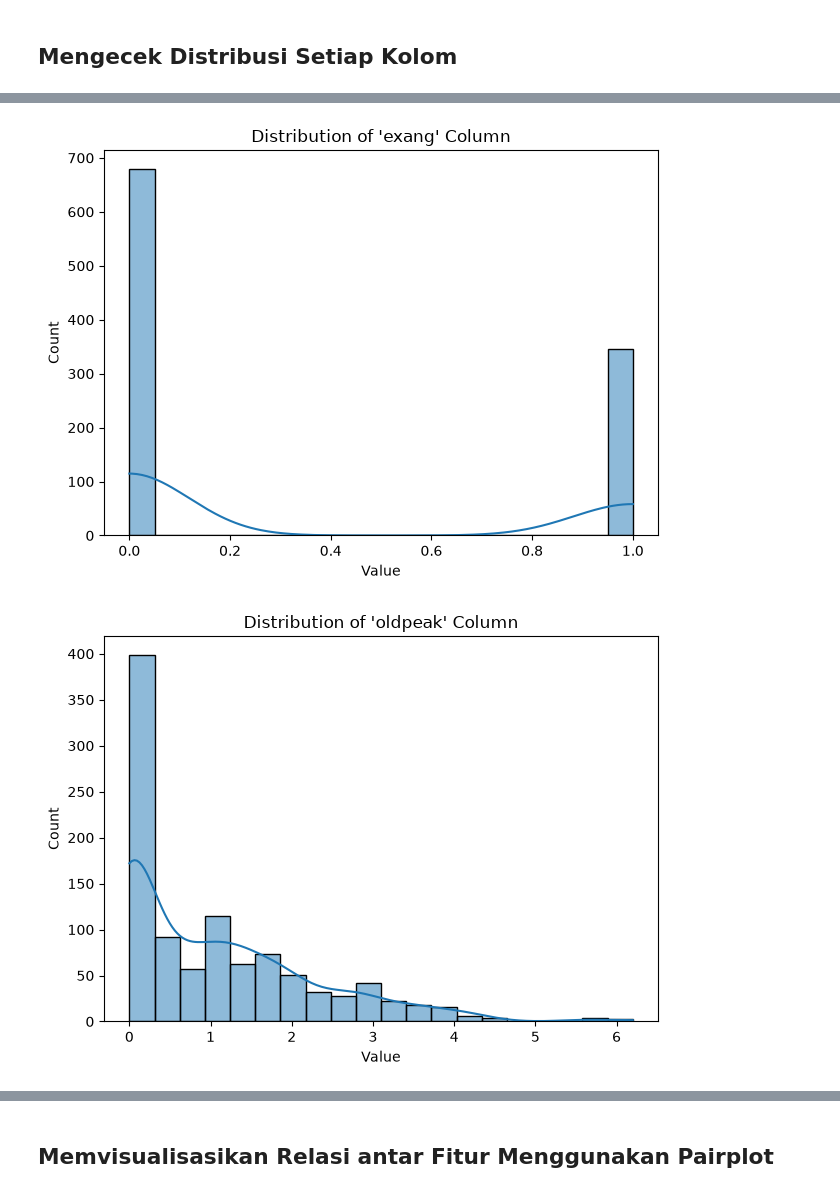
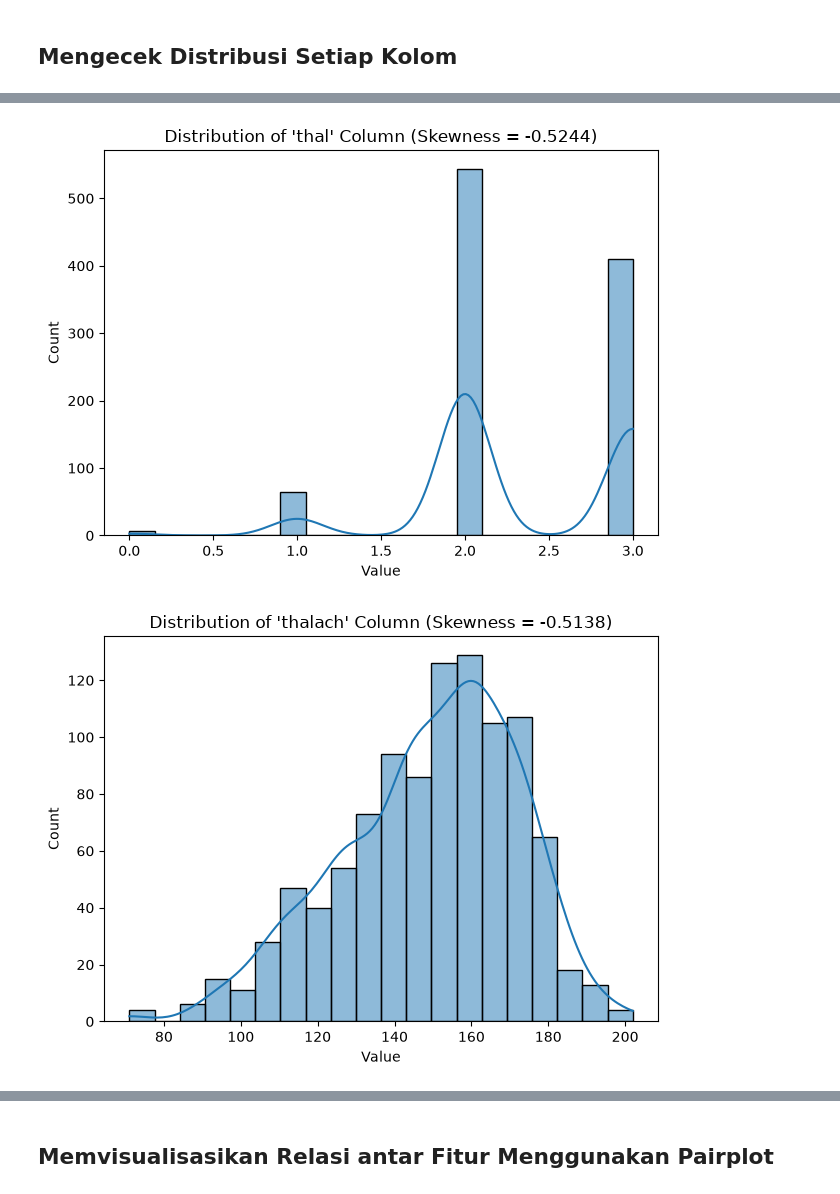
Before and after one commit to ZicoDiegoRR/tugas_kelompok_datmin, a Jupyter notebook: Analisis Korelasi Antara Fitur dan Label pada Dataset Penyakit Jantung_5054251020_5054251023_5054251035.ipynb, the cells around one changed output, grey strips where cells are left out. Cells and saved outputs as stored; diff of their text form; code cells hidden in the pictures.

Commit message:
adding skewness value

```diff
--- a/Analisis Korelasi Antara Fitur dan Label pada Dataset Penyakit Jantung_5054251020_5054251023_5054251035.ipynb
+++ b/Analisis Korelasi Antara Fitur dan Label pada Dataset Penyakit Jantung_5054251020_5054251023_5054251035.ipynb
@@ -70,14 +70,16 @@ No column with missing or NaN values, therefore no rows with NaN values.
 # %% [markdown]
 ## Mengecek Distribusi Setiap Kolom
 # %%
-nrows, ncols = 4, 4
+nrows, ncols  = 4, 4
+skewness_data = data.skew().sort_values(key=lambda x: abs(x), ascending=False)
 
 # fig, ax = plt.subplots(ncols=ncols, nrows=nrows, figsize=(40, 36))
-for i, col in enumerate(data.columns):
+for i, col in enumerate(skewness_data.index):
     col_data = data[col].value_counts().sort_index()
+    skew_val = skewness_data[col]
 
     sns.histplot(x=col, data=data, bins=20, kde=True, )
-    plt.title(f"Distribution of '{col}' Column")
+    plt.title(f"Distribution of '{col}' Column (Skewness = {skew_val:.4f})")
     plt.xlabel("Value")
     plt.ylabel("Count")
     plt.tight_layout()
@@ -94,2 +96,2 @@ for i, col in enumerate(data.columns):
-[figure, old version]
+[figure, new version]
-[figure, old version]
+[figure, new version]
```
Also changed, not shown: parts of 1 cell of this notebook.
